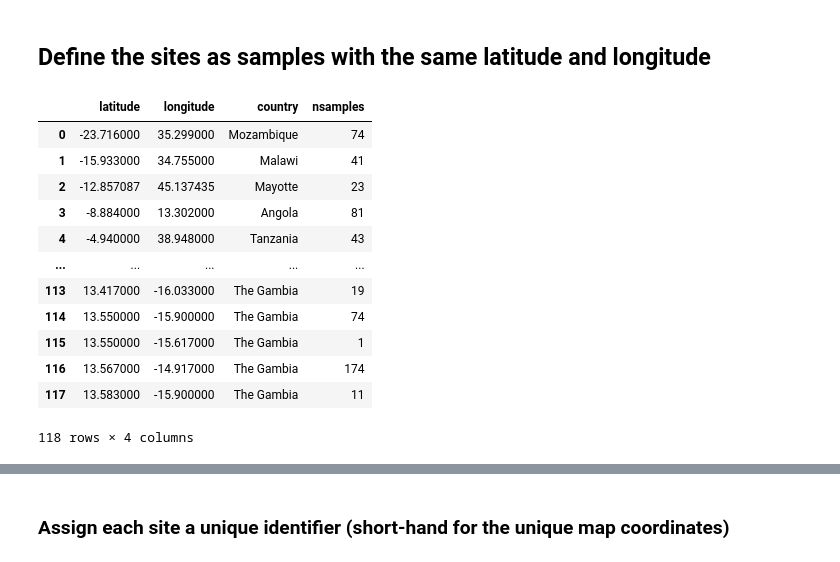
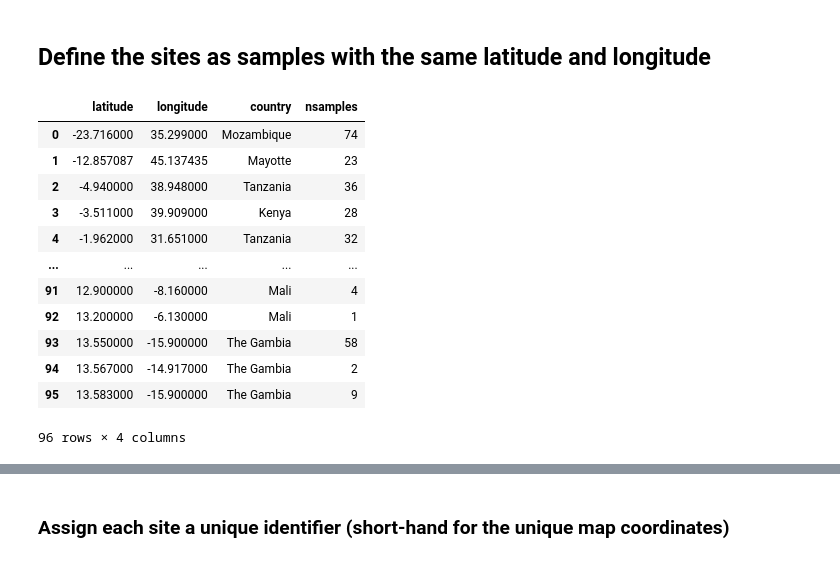
Before and after one commit to malariagen/ag1000g-phase3-data-paper, a Jupyter notebook: notebooks/GEM_pyr_ir_maps_v2.ipynb, the cells around one changed output, grey strips where cells are left out. Cells and saved outputs as stored; diff of their text form; code cells hidden in the pictures.

```diff
--- a/notebooks/GEM_pyr_ir_maps_v2.ipynb
+++ b/notebooks/GEM_pyr_ir_maps_v2.ipynb
@@ -195,21 +193,23 @@ dsghdklsglkklg
 ## Define the sites as samples with the same latitude and longitude
 # %%
 # Get the sample counts by site, where a site is a unique lat, long. Include country for reference.
-sites = sample_meta.groupby(['latitude', 'longitude', 'country']).size().reset_index(name='nsamples')
+sites_gamb = sample_meta_gamb.groupby(['latitude', 'longitude', 'country']).size().reset_index(name='nsamples')
+sites_colu = sample_meta_colu.groupby(['latitude', 'longitude', 'country']).size().reset_index(name='nsamples')
+sites_arab = sample_meta_arab.groupby(['latitude', 'longitude', 'country']).size().reset_index(name='nsamples')
 # %%
 # Eyeball the number of samples in each site
-sites
+sites_gamb
 # %% [output]
 |  | latitude | longitude | country | nsamples |
 | 0 | -23.716000 | 35.299000 | Mozambique | 74 |
-| 1 | -15.933000 | 34.755000 | Malawi | 41 |
-| 2 | -12.857087 | 45.137435 | Mayotte | 23 |
-| 3 | -8.884000 | 13.302000 | Angola | 81 |
-| 4 | -4.940000 | 38.948000 | Tanzania | 43 |
+| 1 | -12.857087 | 45.137435 | Mayotte | 23 |
+| 2 | -4.940000 | 38.948000 | Tanzania | 36 |
+| 3 | -3.511000 | 39.909000 | Kenya | 28 |
+| 4 | -1.962000 | 31.651000 | Tanzania | 32 |
 | ... | ... | ... | ... | ... |
-| 113 | 13.417000 | -16.033000 | The Gambia | 19 |
-| 114 | 13.550000 | -15.900000 | The Gambia | 74 |
-| 115 | 13.550000 | -15.617000 | The Gambia | 1 |
-| 116 | 13.567000 | -14.917000 | The Gambia | 174 |
-| 117 | 13.583000 | -15.900000 | The Gambia | 11 |
+| 91 | 12.900000 | -8.160000 | Mali | 4 |
+| 92 | 13.200000 | -6.130000 | Mali | 1 |
+| 93 | 13.550000 | -15.900000 | The Gambia | 58 |
+| 94 | 13.567000 | -14.917000 | The Gambia | 2 |
+| 95 | 13.583000 | -15.900000 | The Gambia | 9 |
-118 rows × 4 columns
+96 rows × 4 columns
```
Also changed, not shown: parts of 35 cells of this notebook, 10 other files.
